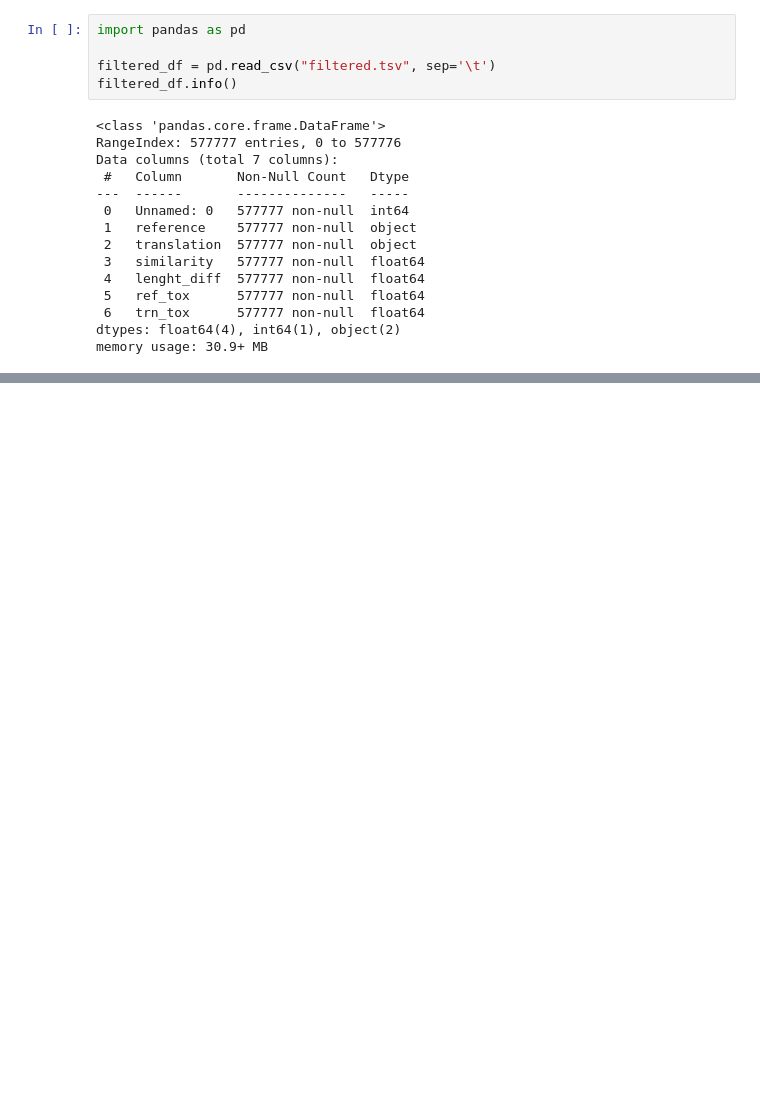
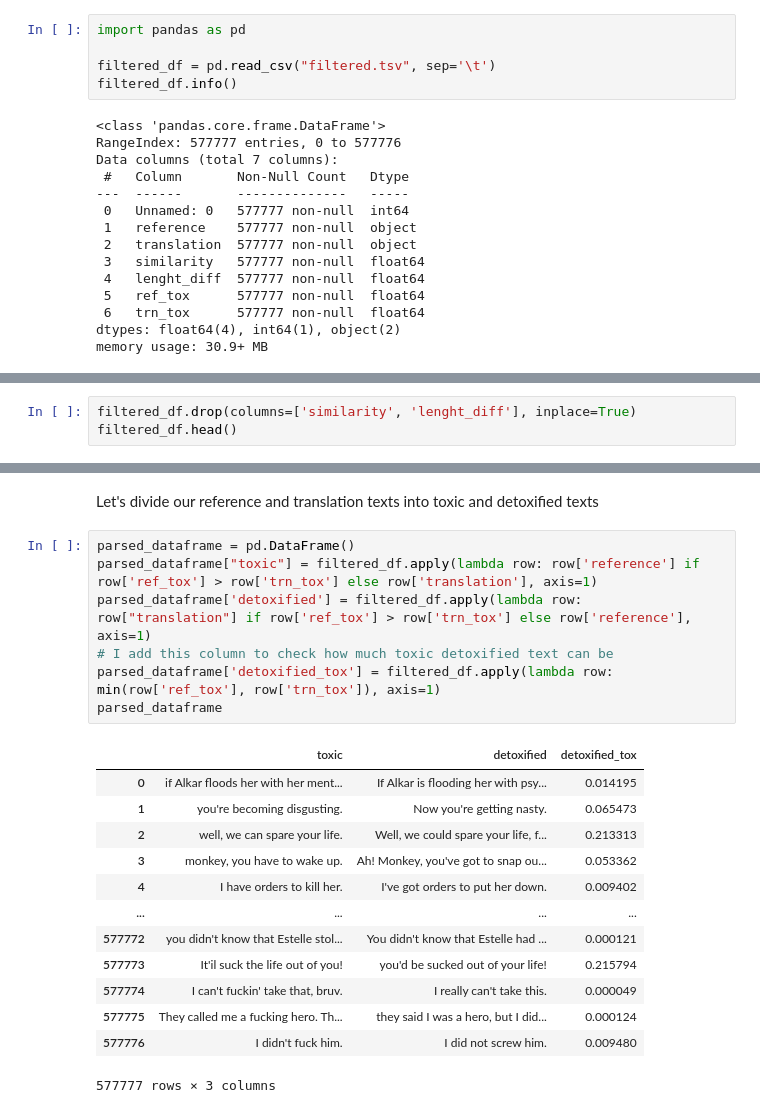
Before and after one commit to Nagim123/text-detoxification, a Jupyter notebook: notebooks/1_0_initial_data_exporation.ipynb, the cells around one changed output, grey strips where cells are left out. Drawn from its saved outputs; the diff is of its cells as text; blank space fills up the shorter version.

```diff
--- a/notebooks/1_0_initial_data_exporation.ipynb
+++ b/notebooks/1_0_initial_data_exporation.ipynb
@@ -98,0 +76,3 @@ parsed_dataframe
+# %%
+filtered_df.drop(columns=['similarity',	'lenght_diff'], inplace=True)
+filtered_df.head()
@@ -98,0 +86,23 @@ parsed_dataframe
+# %% [markdown]
+Let's divide our reference and translation texts into toxic and detoxified texts
+# %%
+parsed_dataframe = pd.DataFrame()
+parsed_dataframe["toxic"] = filtered_df.apply(lambda row: row['reference'] if row['ref_tox'] > row['trn_tox'] else row['translation'], axis=1)
+parsed_dataframe['detoxified'] = filtered_df.apply(lambda row: row["translation"] if row['ref_tox'] > row['trn_tox'] else row['reference'], axis=1)
+# I add this column to check how much toxic detoxified text can be
+parsed_dataframe['detoxified_tox'] = filtered_df.apply(lambda row: min(row['ref_tox'], row['trn_tox']), axis=1)
+parsed_dataframe
+# %% [output]
+|  | toxic | detoxified | detoxified_tox |
+| 0 | if Alkar floods her with her ment... | If Alkar is flooding her with psy... | 0.014195 |
+| 1 | you're becoming disgusting. | Now you're getting nasty. | 0.065473 |
+| 2 | well, we can spare your life. | Well, we could spare your life, f... | 0.213313 |
+| 3 | monkey, you have to wake up. | Ah! Monkey, you've got to snap ou... | 0.053362 |
+| 4 | I have orders to kill her. | I've got orders to put her down. | 0.009402 |
+| ... | ... | ... | ... |
+| 577772 | you didn't know that Estelle stol... | You didn't know that Estelle had ... | 0.000121 |
+| 577773 | It'il suck the life out of you! | you'd be sucked out of your life! | 0.215794 |
+| 577774 | I can't fuckin' take that, bruv. | I really can't take this. | 0.000049 |
+| 577775 | They called me a fucking hero. Th... | they said I was a hero, but I did... | 0.000124 |
+| 577776 | I didn't fuck him. | I did not screw him. | 0.009480 |
+577777 rows × 3 columns
```
Also changed, not shown: parts of 11 cells of this notebook, 2 other files.
